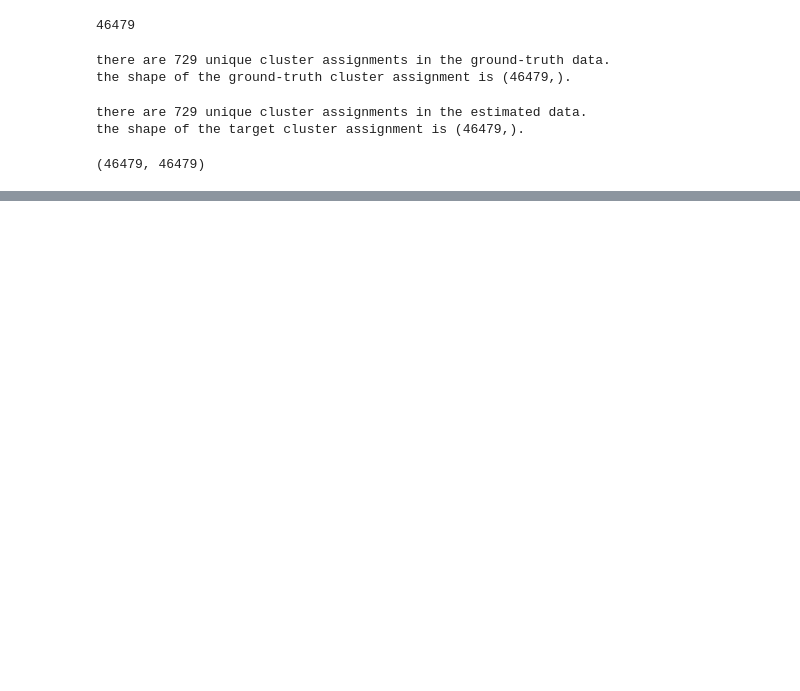
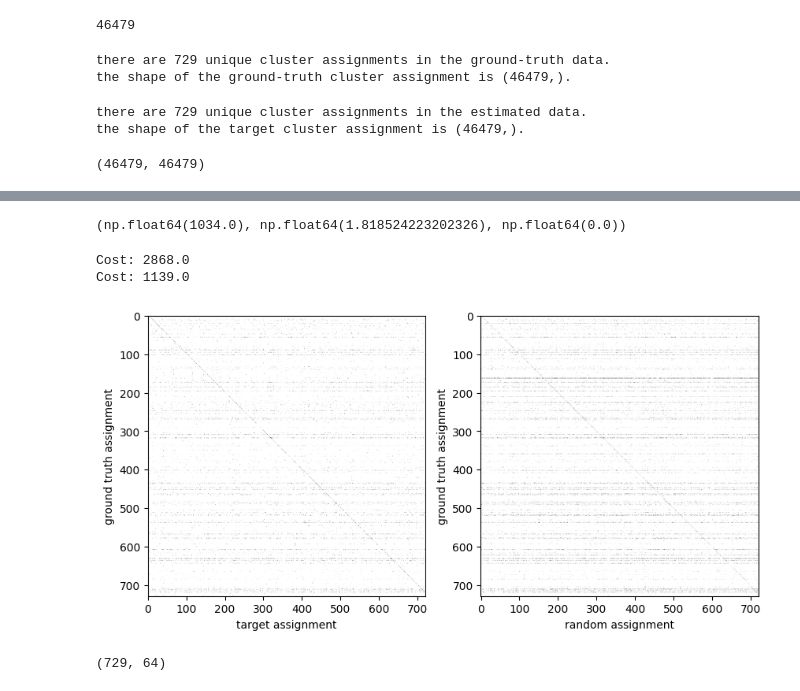
Before and after one commit to sc4224/flywrite, a Jupyter notebook: cluster_similarity_test.ipynb, the cells around one changed output, grey strips where cells are left out. Cells and saved outputs as stored; diff of their text form; code cells hidden in the pictures; blank space fills up the shorter version.

```diff
--- a/cluster_similarity_test.ipynb
+++ b/cluster_similarity_test.ipynb
@@ -93,6 +75,3 @@ the shape of the target cluster assignment is (46479,).
 len(target_assignment), len(ground_truth_assignment)
 # %% [output]
 (46479, 46479)
-# %%
-# let's create a randomly assigned cluster assignment array.
-random_assignment = np.random.randint(0, len(np.unique(ground_truth_assignment)), len(target_assignment))
@@ -175,0 +101,72 @@ plt.show()
+# %%
+def confusion_matrix(X, Y):
+    assert len(X) == len(Y)
+
+    unique_x = np.unique(X)
+    unique_y = np.unique(Y)
+
+    x_dict = dict([(unique_x[i], i) for i in range(len(unique_x))])
+    y_dict = dict([(unique_y[i], i) for i in range(len(unique_y))])
+
+    confusion_matrix = np.zeros((len(unique_x), len(unique_y)))
+
+    for i in range(len(X)):
+        confusion_matrix[x_dict[X[i]], y_dict[Y[i]]] += 1
+
+    return confusion_matrix
+# %%
+confusion_matrix_value = confusion_matrix(ground_truth_assignment, target_assignment)
+confusion_matrix_value.max(), confusion_matrix_value.std(), confusion_matrix_value.min()
+# %% [output]
+(np.float64(1034.0), np.float64(1.818524223202326), np.float64(0.0))
+# %%
+from scipy.optimize import linear_sum_assignment
+
+plt.figure(figsize=(10, 5))
+
+plt.subplot(1,2,1)
+# let's plot a confusion matrix between `target_assignment` and `ground_truth_assignment`.
+confusion_matrix_value = confusion_matrix(ground_truth_assignment, target_assignment)
+
+# Align clusters using the Hungarian algorithm
+row_ind, col_ind = linear_sum_assignment(confusion_matrix_value, maximize=True)
+print(f"Cost: {confusion_matrix_value[row_ind, col_ind].sum()}")
+
+# Reorder columns of the confusion matrix to align clusters
+aligned_confusion_matrix = confusion_matrix_value[:, col_ind]
+
+# use imshow with grayscale
+plt.imshow((1-aligned_confusion_matrix/aligned_confusion_matrix.max(0, keepdims=True)) * 255, cmap='gray')
+
+plt.xlabel('target assignment')
+plt.ylabel('ground truth assignment')
+
+plt.subplot(1,2,2)
+# let's plot a confusion matrix between `target_assignment` and `ground_truth_assignment`.
+confusion_matrix_value = confusion_matrix(ground_truth_assignment, random_assignment)
+
+# Align clusters using the Hungarian algorithm
+row_ind, col_ind = linear_sum_assignment(confusion_matrix_value, maximize=True)
+print(f"Cost: {confusion_matrix_value[row_ind, col_ind].sum()}")
+
+# Reorder columns of the confusion matrix to align clusters
+aligned_confusion_matrix = confusion_matrix_value[:, col_ind]
+
+# normalize the reordered confusion matrix
+# reordered_confusion_matrix = reordered_confusion_matrix / reordered_confusion_matrix.max(axis=1, keepdims=True)
+
+# use imshow with grayscale
+plt.imshow((1-aligned_confusion_matrix/aligned_confusion_matrix.max(0, keepdims=True)) * 255, cmap='gray')
+
+plt.xlabel('random assignment')
+plt.ylabel('ground truth assignment')
+
+plt.show()
+# %% [output]
+Cost: 2868.0
+Cost: 1139.0
+[figure, added]
+# %%
+confusion_matrix_value.shape
+# %% [output]
+(729, 64)
```
Also changed, not shown: parts of 9 cells of this notebook, 2 other files.
